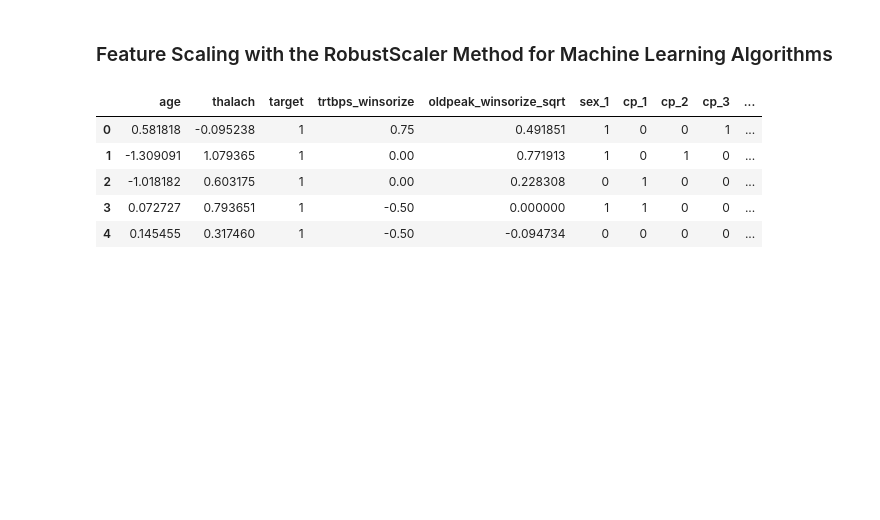
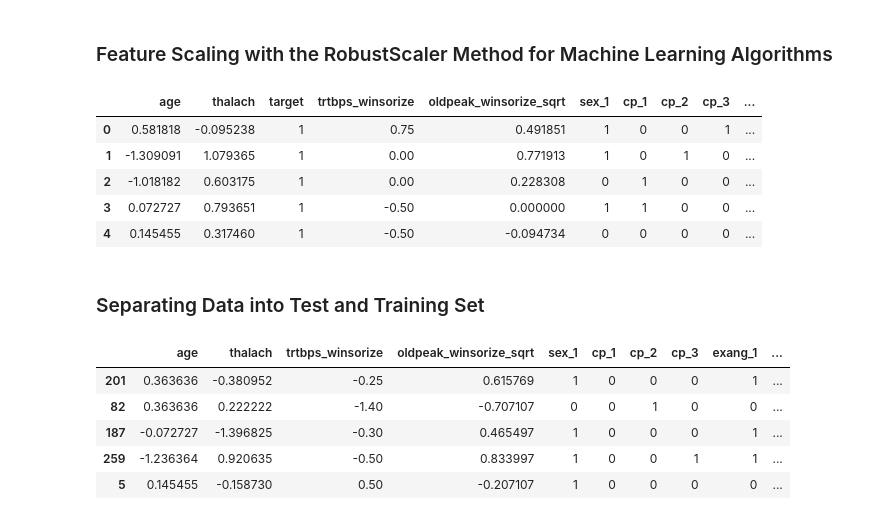
Before and after one commit to akhileshchoudary/Heart-Attack-Prediction-using-ML, a Jupyter notebook: heart-attack-prediction.ipynb, the cells around one changed output. Saved outputs shown, nothing was run; the diff lists cells and outputs as text; code cells hidden in the pictures; blank space fills up the shorter version.

Commit message:
Separating Data Set into Test and Training Sets

```diff
--- a/heart-attack-prediction.ipynb
+++ b/heart-attack-prediction.ipynb
@@ -1270,3 +1270,5 @@ df_copy.head()
 | 2 | -1.018182 | 0.603175 | 1 | 0.00 | 0.228308 | 0 | 1 | 0 | 0 | ... |
 | 3 | 0.072727 | 0.793651 | 1 | -0.50 | 0.000000 | 1 | 1 | 0 | 0 | ... |
 | 4 | 0.145455 | 0.317460 | 1 | -0.50 | -0.094734 | 0 | 0 | 0 | 0 | ... |
+# %% [markdown]
+### Separating Data into Test and Training Set
@@ -1272,0 +1277,14 @@ df_copy.head()
+# %%
+X = df_copy.drop(["target"], axis = 1)
+y = df_copy[["target"]]
+# %%
+X_train, X_test, y_train, y_test = train_test_split(X, y, test_size = 0.1, random_state = 3)
+# %%
+X_train.head()
+# %% [output]
+|  | age | thalach | trtbps_winsorize | oldpeak_winsorize_sqrt | sex_1 | cp_1 | cp_2 | cp_3 | exang_1 | ... |
+| 201 | 0.363636 | -0.380952 | -0.25 | 0.615769 | 1 | 0 | 0 | 0 | 1 | ... |
+| 82 | 0.363636 | 0.222222 | -1.40 | -0.707107 | 0 | 0 | 1 | 0 | 0 | ... |
+| 187 | -0.072727 | -1.396825 | -0.30 | 0.465497 | 1 | 0 | 0 | 0 | 1 | ... |
+| 259 | -1.236364 | 0.920635 | -0.50 | 0.833997 | 1 | 0 | 0 | 1 | 1 | ... |
+| 5 | 0.145455 | -0.158730 | 0.50 | -0.207107 | 1 | 0 | 0 | 0 | 0 | ... |
```
Also changed, not shown: parts of 3 cells of this notebook.
